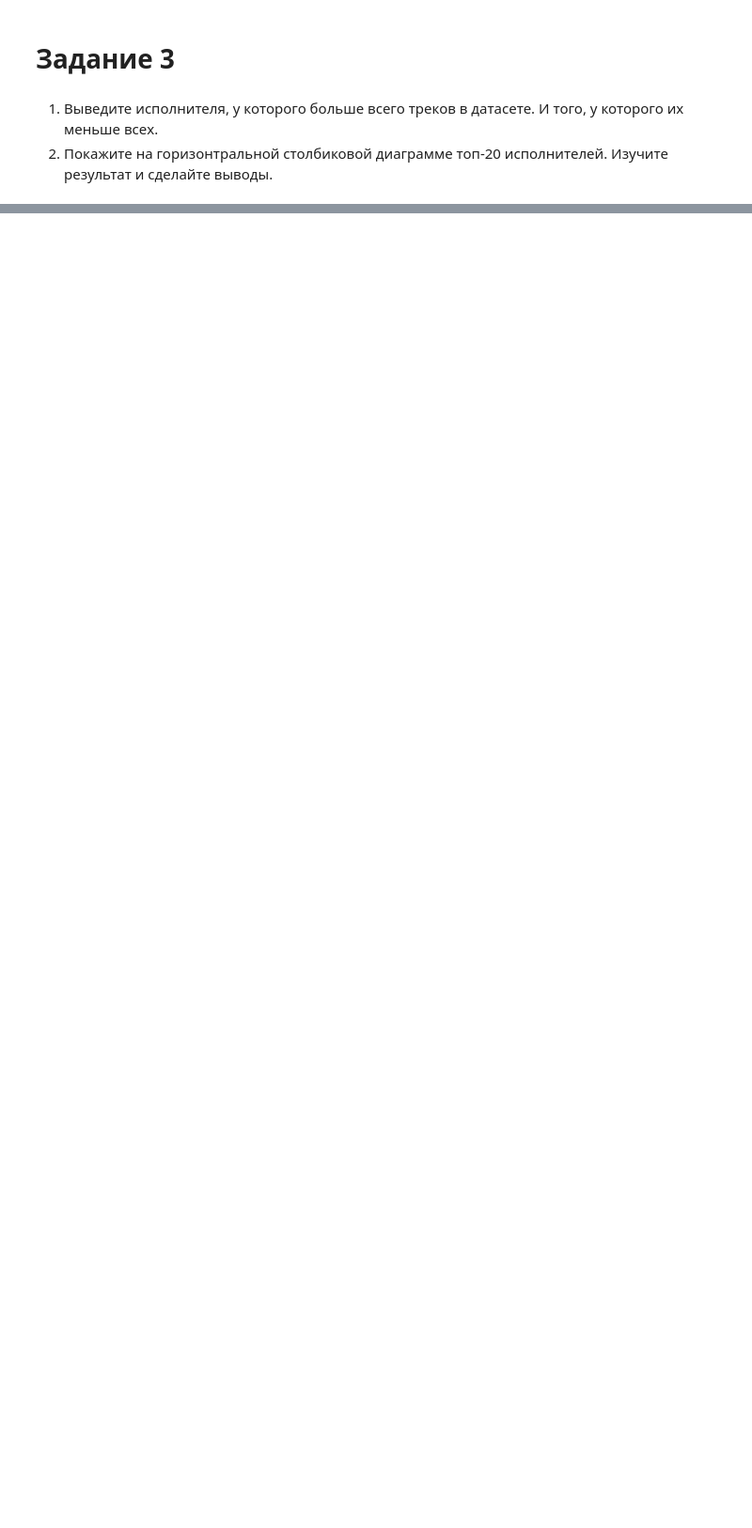
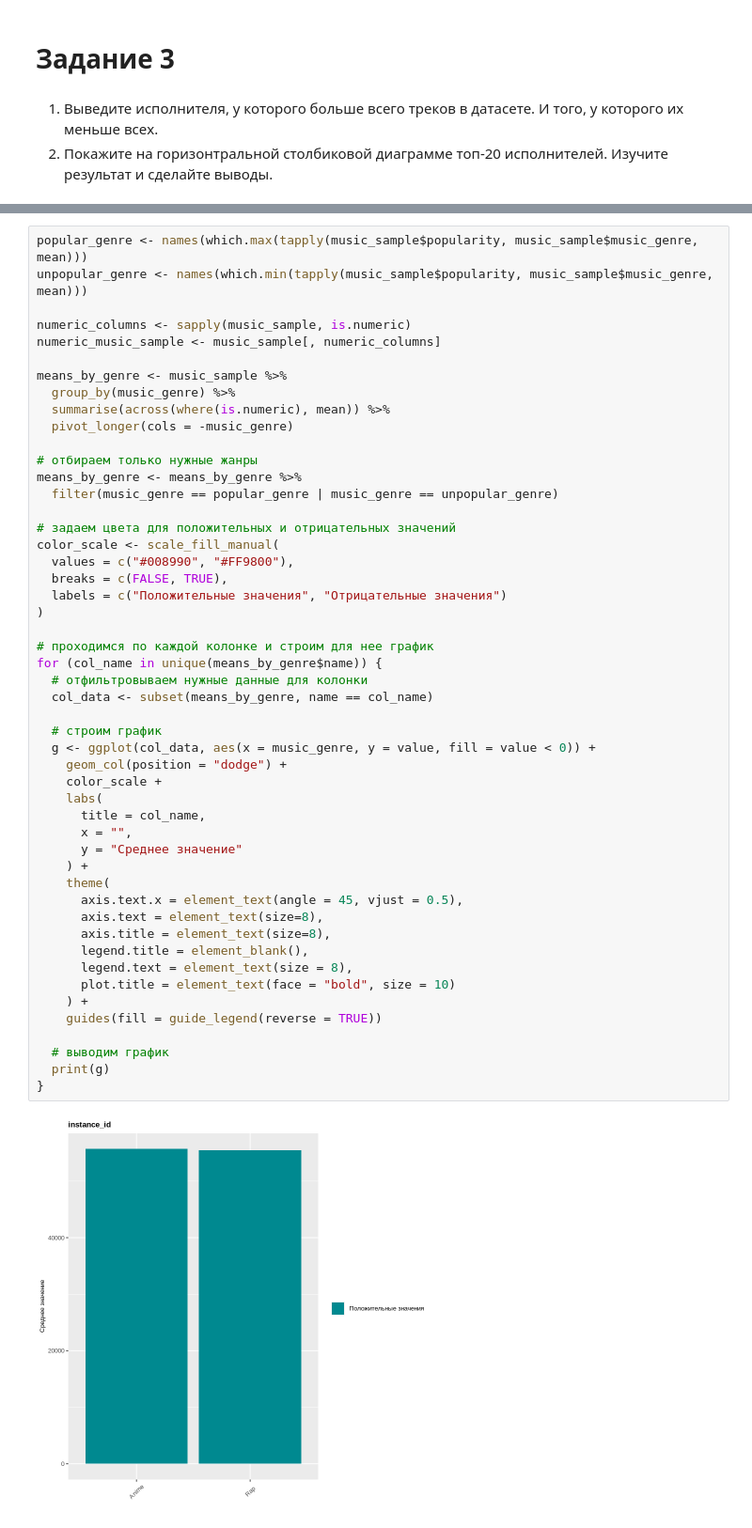
Before and after one commit to lldckv/cs102, a Jupyter notebook: homework06/Дьячкова_Лаб6_R.ipynb, the cells around one changed output, grey strips where cells are left out. Shown at 94% size. Drawn from its saved outputs; the diff is of its cells as text; blank space fills up the shorter version.

```diff
--- a/homework06/Дьячкова_Лаб6_R.ipynb
+++ b/homework06/Дьячкова_Лаб6_R.ipynb
@@ -180,0 +244,52 @@ for (genre in genres) {
+# %%
+popular_genre <- names(which.max(tapply(music_sample$popularity, music_sample$music_genre, mean)))
+unpopular_genre <- names(which.min(tapply(music_sample$popularity, music_sample$music_genre, mean)))
+
+numeric_columns <- sapply(music_sample, is.numeric)
+numeric_music_sample <- music_sample[, numeric_columns]
+
+means_by_genre <- music_sample %>%
+  group_by(music_genre) %>%
+  summarise(across(where(is.numeric), mean)) %>%
+  pivot_longer(cols = -music_genre)
+
+# отбираем только нужные жанры
+means_by_genre <- means_by_genre %>%
+  filter(music_genre == popular_genre | music_genre == unpopular_genre)
+
+# задаем цвета для положительных и отрицательных значений
+color_scale <- scale_fill_manual(
+  values = c("#008990", "#FF9800"),
+  breaks = c(FALSE, TRUE),
+  labels = c("Положительные значения", "Отрицательные значения")
+)
+
+# проходимся по каждой колонке и строим для нее график
+for (col_name in unique(means_by_genre$name)) {
+  # отфильтровываем нужные данные для колонки
+  col_data <- subset(means_by_genre, name == col_name)
+
+  # строим график
+  g <- ggplot(col_data, aes(x = music_genre, y = value, fill = value < 0)) +
+    geom_col(position = "dodge") +
+    color_scale +
+    labs(
+      title = col_name,
+      x = "",
+      y = "Среднее значение"
+    ) +
+    theme(
+      axis.text.x = element_text(angle = 45, vjust = 0.5),
+      axis.text = element_text(size=8),
+      axis.title = element_text(size=8),
+      legend.title = element_blank(),
+      legend.text = element_text(size = 8),
+      plot.title = element_text(face = "bold", size = 10)
+    ) +
+    guides(fill = guide_legend(reverse = TRUE))
+
+  # выводим график
+  print(g)
+}
+# %% [output]
+[figure, added]
```
Also changed, not shown: parts of 28 cells of this notebook.
